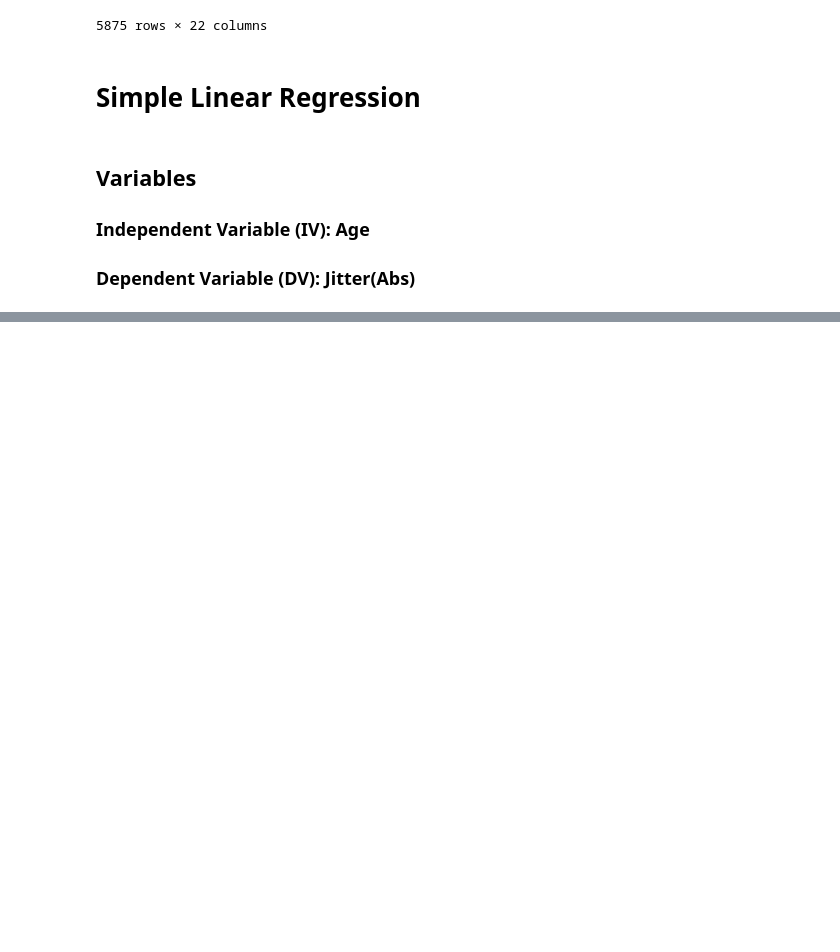
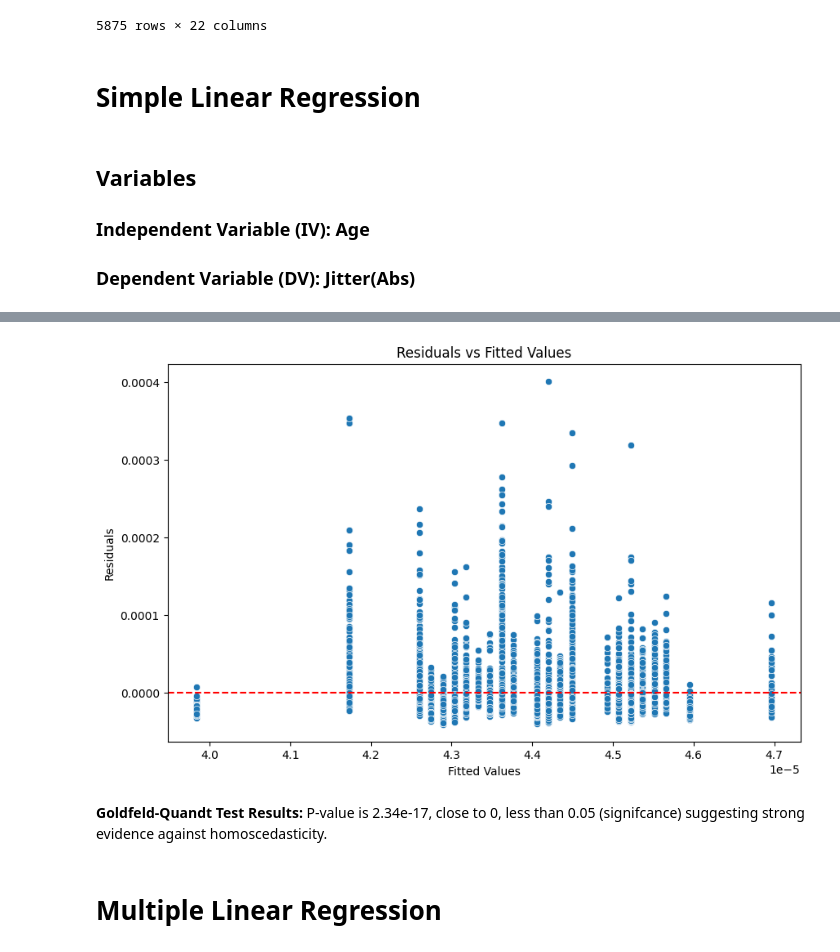
Before and after one commit to EugeneHsiung/datasci_6_regression, a Jupyter notebook: datasci_6_regression.ipynb, the cells around one changed output, grey strips where cells are left out. Drawn from its saved outputs; the diff is of its cells as text; code cells hidden in the pictures; blank space fills up the shorter version.

```diff
--- a/datasci_6_regression.ipynb
+++ b/datasci_6_regression.ipynb
@@ -121,0 +168,14 @@ Notes:
+# %%
+plt.figure(figsize=(10, 6))
+sns.scatterplot(x=fitted, y=residuals)
+plt.axhline(0, color='red', linestyle='--')
+plt.xlabel('Fitted Values')
+plt.ylabel('Residuals')
+plt.title('Residuals vs Fitted Values')
+plt.show()
+# %% [output]
+[figure, added]
+# %% [markdown]
+**Goldfeld-Quandt Test Results:** P-value is 2.34e-17, close to 0, less than 0.05 (signifcance) suggesting strong evidence against homoscedasticity.
+# %% [markdown]
+# **Multiple Linear Regression**
```
Also changed, not shown: parts of 26 cells of this notebook.
